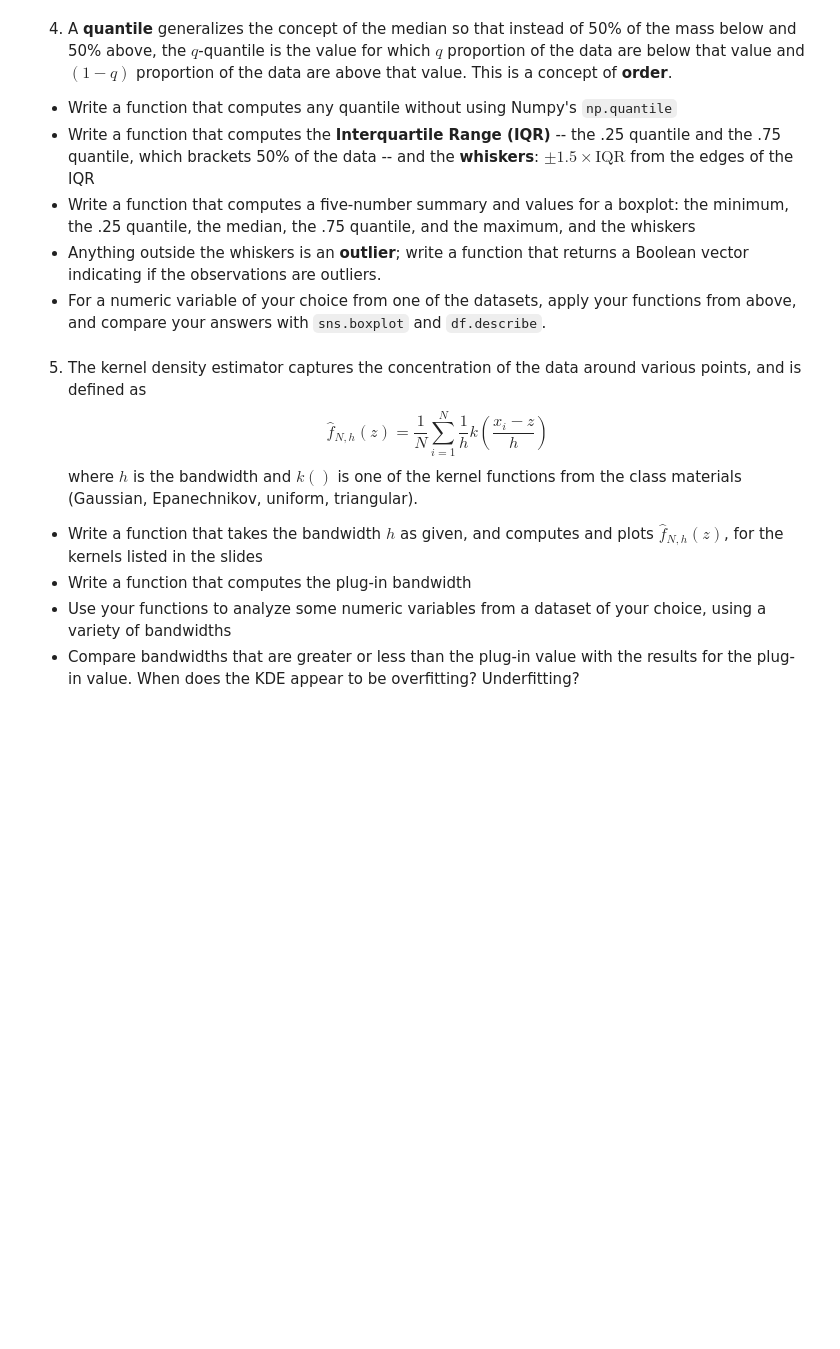
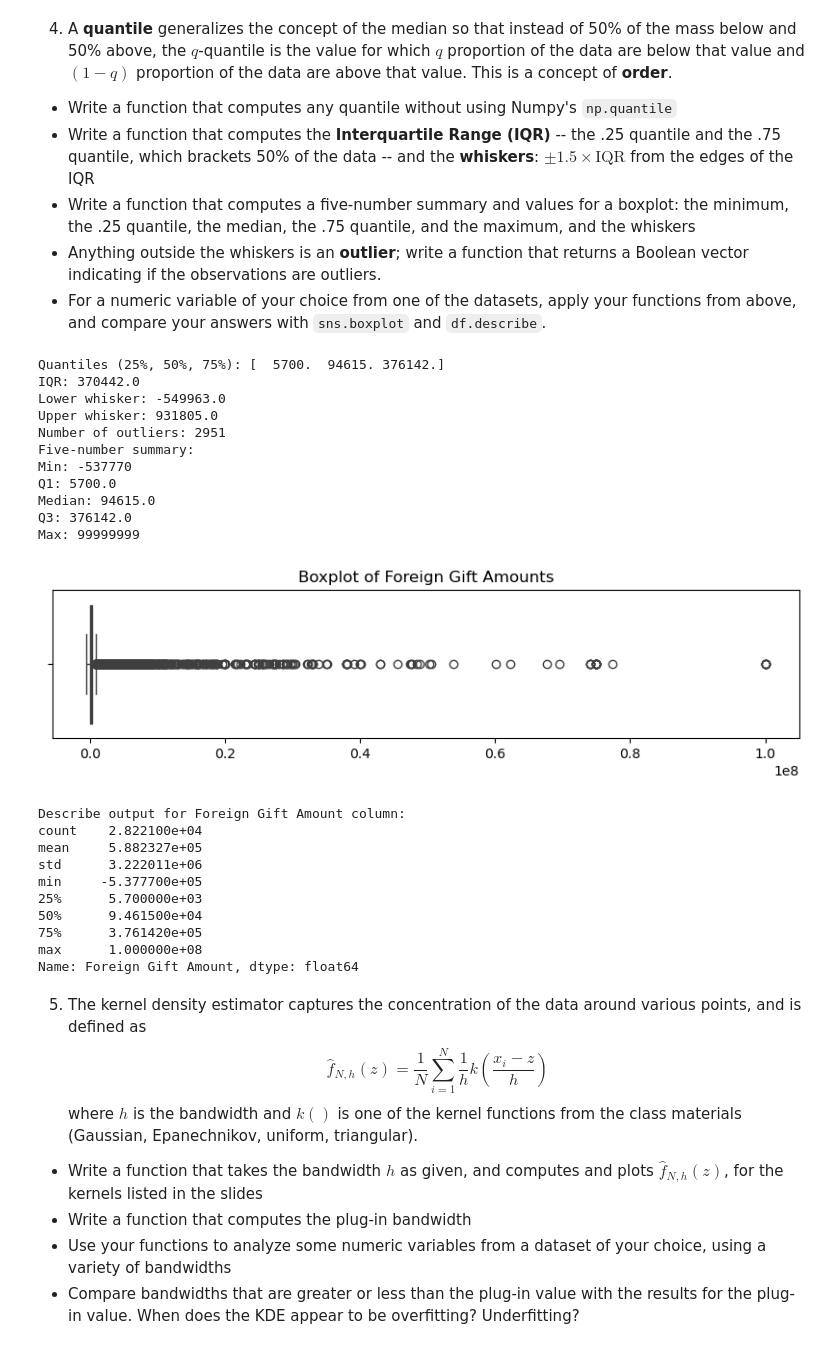
Before and after one commit to msdsjht7m/ds5030, a Jupyter notebook: assignment_2-2.ipynb, the cells around one changed output. Saved outputs shown, nothing was run; the diff lists cells and outputs as text; code cells hidden in the pictures; blank space fills up the shorter version.

```diff
--- a/assignment_2-2.ipynb
+++ b/assignment_2-2.ipynb
@@ -173,3 +236,74 @@ def quantile(data, q):
+# %%
+import pandas as pd
+import numpy as np
+import seaborn as sns
+import matplotlib.pyplot as plt
+
+df = pd.read_csv("ForeignGifts_edu.csv")
+data = df["Foreign Gift Amount"].dropna().values
+
+# Apply quantile
+quantiles = np.quantile(data, [0.25, 0.5, 0.75])
+print("Quantiles (25%, 50%, 75%):", quantiles)
+
+# Calculate IQR whiskers
+q1, q2, q3 = quantiles
+iqr = q3 - q1
+lower_whisker = q1 - 1.5 * iqr
+upper_whisker = q3 + 1.5 * iqr
+print("IQR:", iqr)
+print("Lower whisker:", lower_whisker)
+print("Upper whisker:", upper_whisker)
+
+# Apply outlier filtering
+outliers = data[(data < lower_whisker) | (data > upper_whisker)]
+print("Number of outliers:", len(outliers))
+
+# Apply five-number summary
+minimum = np.min(data)
+q1 = quantiles[0]
+median = quantiles[1]
+q3 = quantiles[2]
+maximum = np.max(data)
+print("Five-number summary:")
+print("Min:", minimum)
+print("Q1:", q1)
+print("Median:", median)
+print("Q3:", q3)
+print("Max:", maximum)
+
+# Compare answers with sns.boxplot:
+plt.figure(figsize=(10, 2))
+sns.boxplot(x=data)
+plt.title("Boxplot of Foreign Gift Amounts")
+plt.show()
+
+# Compare answers with df.describe
+print("Describe output for Foreign Gift Amount column:")
+print(df["Foreign Gift Amount"].describe())
+# %% [output]
+Quantiles (25%, 50%, 75%): [  5700.  94615. 376142.]
+IQR: 370442.0
+Lower whisker: -549963.0
+Upper whisker: 931805.0
+Number of outliers: 2951
+Five-number summary:
+Min: -537770
+Q1: 5700.0
+Median: 94615.0
+Q3: 376142.0
+Max: 99999999
+[figure, added]
+Describe output for Foreign Gift Amount column:
+count    2.822100e+04
+mean     5.882327e+05
+std      3.222011e+06
+min     -5.377700e+05
+25%      5.700000e+03
+50%      9.461500e+04
+75%      3.761420e+05
+max      1.000000e+08
+Name: Foreign Gift Amount, dtype: float64
 # %% [markdown]
 5. The kernel density estimator captures the concentration of the data around various points, and is defined as
 $$
```
Also changed, not shown: parts of 4 cells of this notebook, 2 other files.
